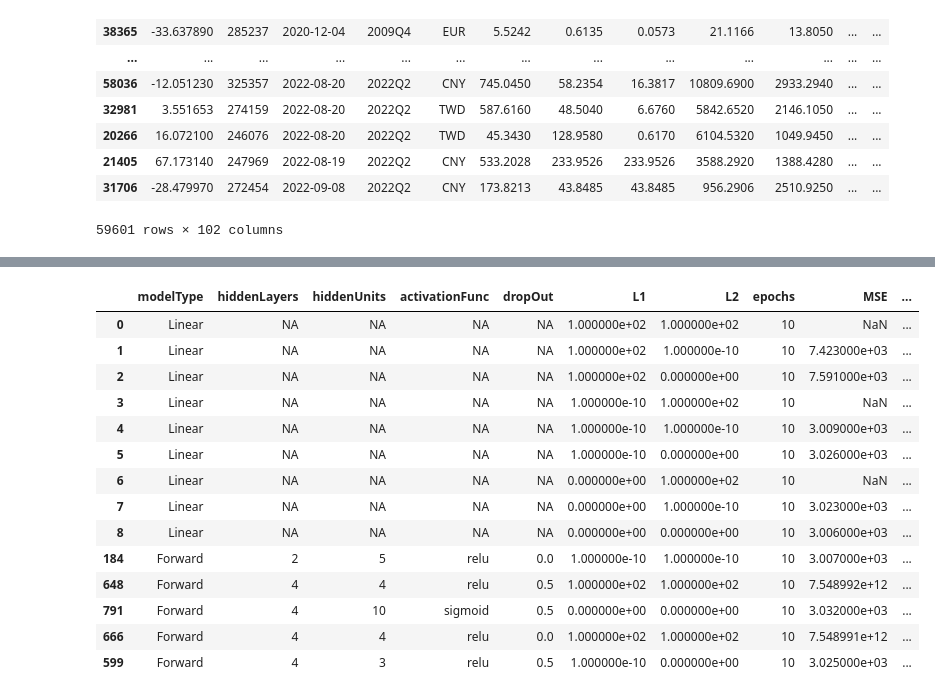
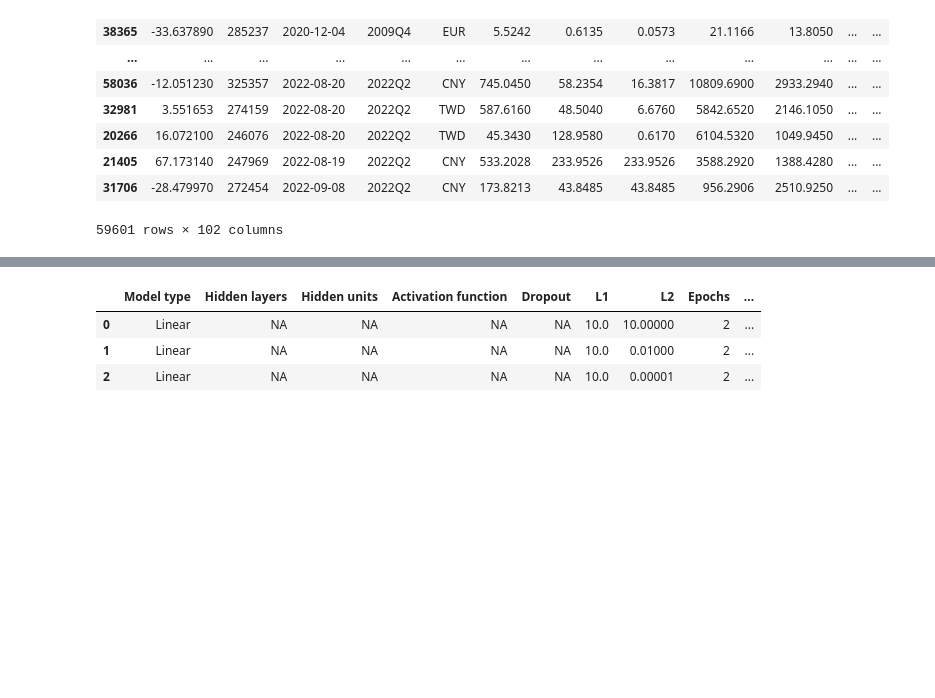
Before and after one commit to rrobberobin/MLStockForecasting, a Jupyter notebook: RobinThesisTensorflow.ipynb, the cells around one changed output, grey strips where cells are left out. Saved outputs shown, nothing was run; the diff lists cells and outputs as text; code cells hidden in the pictures; blank space fills up the shorter version.

```diff
--- a/RobinThesisTensorflow.ipynb
+++ b/RobinThesisTensorflow.ipynb
@@ -104,8 +119,13 @@ scaler = MinMaxScaler(feature_range=(0,1))
 scaled_X = scaler.fit_transform(XArray)
 #scaled_X = np.apply_along_axis(func1d=scaler.fit_transform, axis=1, arr=X)
 
+
 xTrain, xVal, xTest = scaled_X[:trainSize,:], scaled_X[trainSize:validationSize,:], scaled_X[validationSize:, :]
 
+
+
+scaled_winX = scaler.fit_transform(xWinData)
+xWinTrain, xWinVal, xWinTest = scaled_winX[:trainSize,:], scaled_winX[trainSize:validationSize,:], scaled_winX[validationSize:, :]
 
 
 
@@ -236,36 +290,39 @@ def NNfunction(modelType, layers, hidUnits, actvFunc, dropout, L1, L2, epo):
 modelType = ["Linear", "Forward", "LSTM", "GRU"]
 hiddenLayers = [2, 3, 4]
 hiddenUnits = [2, 3, 4, 5, 10]
-activationFunc = ["relu", "sigmoid"] #tanh, etc. https://keras.io/api/layers/activations/
+activationFunc = ["relu", "sigmoid", "tanh"] #etc. https://keras.io/api/layers/activations/
 dropOut = [0.5, 0.2, 0]
-epochs = [10] #Just choose best model. => Run for 5 epochs, but if 3rd epoch is better, choose it, i.e. early stopping
+epochs = [40] #Just choose best model. => Run for 5 epochs, but if 3rd epoch is better, choose it, i.e. early stopping
+epochs = [2] #Just choose best model. => Run for 5 epochs, but if 3rd epoch is better, choose it, i.e. early stopping
 inputSize = numberOfVariables #ncol(trainXPools[[1]])
 #other parameters: loss func, node structure, location of the regularization function
+batchSize = [8, 16, 32, 64]
+optim = ["RMSprop", "Adam", "sgd"]
 
 
-L1L2Grid = 10**np.linspace(start=2, stop=-10, num=2)
+L1L2Grid = 10**np.linspace(start=1, stop=-5, num=3) #3 and -10
 L1L2Grid = np.append(L1L2Grid, 0)
 
 
 
-NNParams = {"modelType": ["Forward"],#, "LSTM", "GRU"],
-               "hiddenLayers": hiddenLayers,
-               "hiddenUnits": hiddenUnits,
-               "activationFunc": activationFunc,
-               "dropOut": dropOut,
+NNParams = {"Model type": ["Forward"],#, "LSTM", "GRU"],
+               "Hidden layers": hiddenLayers,
+               "Hidden units": hiddenUnits,
+               "Activation function": activationFunc,
+               "Dropout": dropOut,
                "L1": L1L2Grid,
                "L2": L1L2Grid,
-               "epochs": epochs
+               "Epochs": epochs
                }
 
-LinearParams = {"modelType": ["Linear"],
-               "hiddenLayers": ["NA"],
-               "hiddenUnits": ["NA"],
-               "activationFunc": ["NA"],
-               "dropOut": ["NA"],
+LinearParams = {"Model type": ["Linear"],
+               "Hidden layers": ["NA"],
+               "Hidden units": ["NA"],
+               "Activation function": ["NA"],
+               "Dropout": ["NA"],
                "L1": L1L2Grid,
                "L2": L1L2Grid,
-               "epochs": epochs
+               "Epochs": epochs
                }
 
 
@@ -282,7 +339,7 @@ linearGrid = pd.DataFrame(itertools.product(
 #Random grid search
 #import random
 #random.seed(2302)
-randomNNGrid = NNGrid.sample(n=5)
+randomNNGrid = NNGrid.sample(n=16)
 
 HPGrid = pd.concat([linearGrid, randomNNGrid])
 
@@ -332,8 +389,8 @@ for n in range(0, HPsize):
   #MSEMatrix = pd.concat(MSEMatrix, newMSE)
   #MSEMatrix = pd.concat([MSEMatrix, [HP, CV]])
 
-MSEMatrix
 finalResults = MSEMatrix
+finalResults
 #finalResults[:,-1] = apply(finalResults[,-1], MARGIN=2, FUN=as.numeric)
 #finalResults = finalResults[order(finalResults[,"MSE"]),]
 #finalResults <- apply(finalResults, 2, as.character)
@@ -363,18 +420,7 @@ Epoch 10/10
-|  | modelType | hiddenLayers | hiddenUnits | activationFunc | dropOut | L1 | L2 | epochs | MSE | ... |
-| 0 | Linear | NA | NA | NA | NA | 1.000000e+02 | 1.000000e+02 | 10 | NaN | ... |
-| 1 | Linear | NA | NA | NA | NA | 1.000000e+02 | 1.000000e-10 | 10 | 7.423000e+03 | ... |
-| 2 | Linear | NA | NA | NA | NA | 1.000000e+02 | 0.000000e+00 | 10 | 7.591000e+03 | ... |
-| 3 | Linear | NA | NA | NA | NA | 1.000000e-10 | 1.000000e+02 | 10 | NaN | ... |
-| 4 | Linear | NA | NA | NA | NA | 1.000000e-10 | 1.000000e-10 | 10 | 3.009000e+03 | ... |
-| 5 | Linear | NA | NA | NA | NA | 1.000000e-10 | 0.000000e+00 | 10 | 3.026000e+03 | ... |
-| 6 | Linear | NA | NA | NA | NA | 0.000000e+00 | 1.000000e+02 | 10 | NaN | ... |
-| 7 | Linear | NA | NA | NA | NA | 0.000000e+00 | 1.000000e-10 | 10 | 3.023000e+03 | ... |
-| 8 | Linear | NA | NA | NA | NA | 0.000000e+00 | 0.000000e+00 | 10 | 3.006000e+03 | ... |
-| 184 | Forward | 2 | 5 | relu | 0.0 | 1.000000e-10 | 1.000000e-10 | 10 | 3.007000e+03 | ... |
-| 648 | Forward | 4 | 4 | relu | 0.5 | 1.000000e+02 | 1.000000e+02 | 10 | 7.548992e+12 | ... |
-| 791 | Forward | 4 | 10 | sigmoid | 0.5 | 0.000000e+00 | 0.000000e+00 | 10 | 3.032000e+03 | ... |
-| 666 | Forward | 4 | 4 | relu | 0.0 | 1.000000e+02 | 1.000000e+02 | 10 | 7.548991e+12 | ... |
-| 599 | Forward | 4 | 3 | relu | 0.5 | 1.000000e-10 | 0.000000e+00 | 10 | 3.025000e+03 | ... |
+|  | Model type | Hidden layers | Hidden units | Activation function | Dropout | L1 | L2 | Epochs | ... |
+| 0 | Linear | NA | NA | NA | NA | 10.0 | 10.00000 | 2 | ... |
+| 1 | Linear | NA | NA | NA | NA | 10.0 | 0.01000 | 2 | ... |
+| 2 | Linear | NA | NA | NA | NA | 10.0 | 0.00001 | 2 | ... |
 # %%
 
 #MSEMatrix
```
Also changed, not shown: parts of 12 cells of this notebook.
